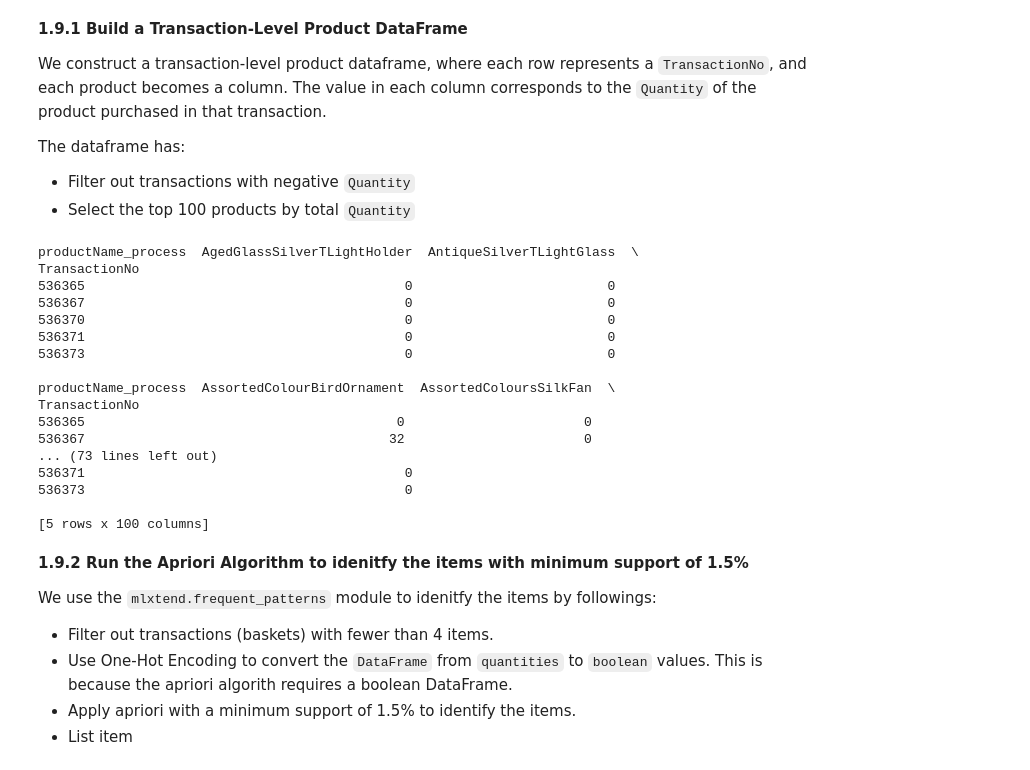
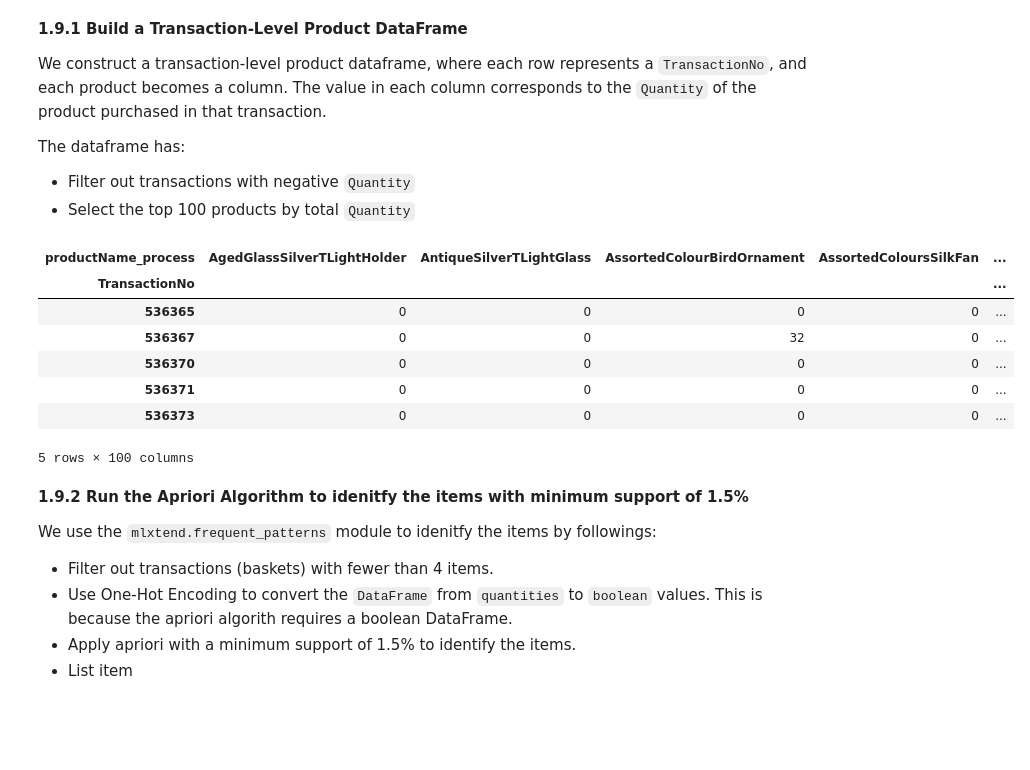
Before and after one commit to khiempm209/Deakin-SIT742-Ass2, a Jupyter notebook: SIT742_Ass2.ipynb, the cells around one changed output. Drawn from its saved outputs; the diff is of its cells as text; code cells hidden in the pictures; blank space fills up the shorter version.

```diff
--- a/SIT742_Ass2.ipynb
+++ b/SIT742_Ass2.ipynb
@@ -612,43 +595,34 @@ The dataframe has:
 # %%
 # Filter out transactions with negative Quantity values
 filtered_df = df_pandas[df_pandas['Quantity'] > 0]
 
 # Calculate the total quantity sold for each product and keep the top 100 products
 top_100_products = filtered_df.groupby('productName_process')['Quantity'].sum().nlargest(100).index
 
 # Filter the dataframe to include only the top 100 products
 filtered_df_top_100 = filtered_df[filtered_df['productName_process'].isin(top_100_products)]
 
 # Pivot the dataframe to create the transaction-level product dataframe
 # Each row represents TransactionNo, and each product becomes a column with the Quantity as the value
 transaction_level_df = filtered_df_top_100.pivot_table(
     index='TransactionNo',
     columns='productName_process',
     values='Quantity',
     aggfunc='sum',
     fill_value=0
 )
 
 # Display the transaction-level product dataframe
-print(transaction_level_df.head())
+transaction_level_df.head()
 # %% [output]
+| productName_process | AgedGlassSilverTLightHolder | AntiqueSilverTLightGlass | AssortedColourBirdOrnament | AssortedColoursSilkFan | ... |
+| TransactionNo |  |  |  |  | ... |
+| 536365 | 0 | 0 | 0 | 0 | ... |
+| 536367 | 0 | 0 | 32 | 0 | ... |
+| 536370 | 0 | 0 | 0 | 0 | ... |
+| 536371 | 0 | 0 | 0 | 0 | ... |
+| 536373 | 0 | 0 | 0 | 0 | ... |
-productName_process  AgedGlassSilverTLightHolder  AntiqueSilverTLightGlass  \
-TransactionNo
-536365                                         0                         0
-536367                                         0                         0
-536370                                         0                         0
-536371                                         0                         0
-536373                                         0                         0
-
-productName_process  AssortedColourBirdOrnament  AssortedColoursSilkFan  \
-TransactionNo
-536365                                        0                       0
-536367                                       32                       0
-... (73 lines left out)
-536371                                         0
-536373                                         0
-
-[5 rows x 100 columns]
+5 rows × 100 columns
 # %% [markdown]
 **1.9.2 Run the Apriori Algorithm to idenitfy the items with minimum support of 1.5%**
 
```
Also changed, not shown: parts of 18 cells of this notebook.
